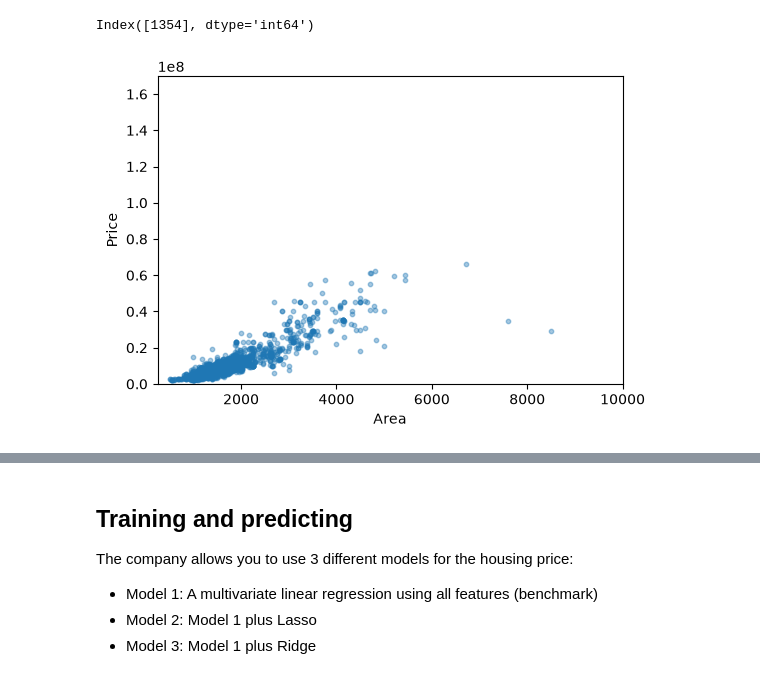
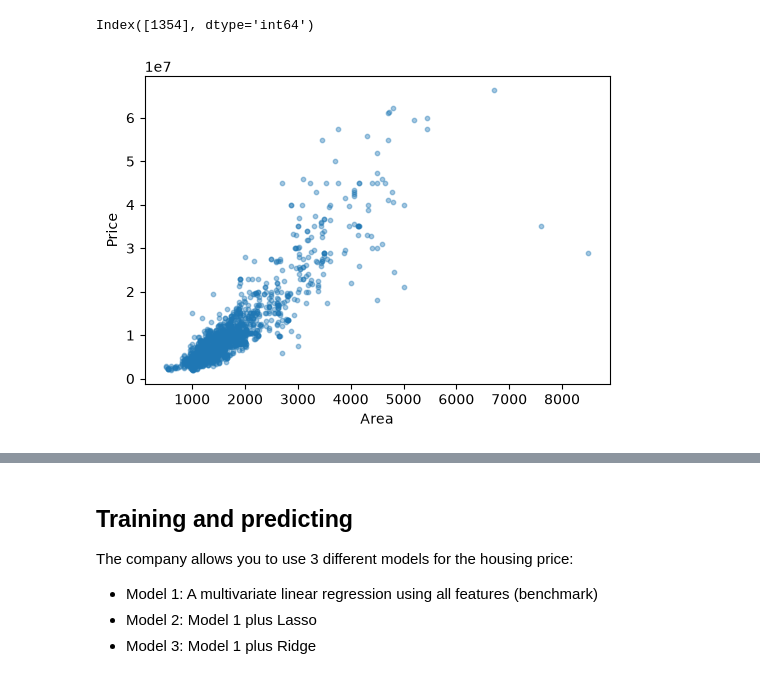
Before and after one commit to triazzlon/ML-Assignment, a Jupyter notebook: MLF_CASE_2930864_XX.ipynb, the cells around one changed output, grey strips where cells are left out. Cells and saved outputs as stored; diff of their text form; code cells hidden in the pictures.

```diff
--- a/MLF_CASE_2930864_XX.ipynb
+++ b/MLF_CASE_2930864_XX.ipynb
@@ -193,0 +118,8 @@ df_clean.describe()
+# %%
+# We also remove duplicates
+df_clean = df_clean.drop_duplicates()
+print(df_clean.shape)
+
+#outlier alone
+df_clean = df_clean[df_clean['Price'] < 165000000]
+print(df_clean.shape,df_clean.describe())
@@ -346,9 +290,8 @@ Index([1354], dtype='int64')
 # %%
 plt.figure(figsize=(6, 4))
 plt.scatter(df_out["Area"], df_out["Price"], alpha=0.4, s=10)
 plt.xlabel("Area")
 plt.ylabel("Price")
-plt.axis([250, 10000, 0, 170000000])
 plt.show()
 # %% [output]
-[figure, old version]
+[figure, new version]
```
Also changed, not shown: parts of 51 cells of this notebook.
